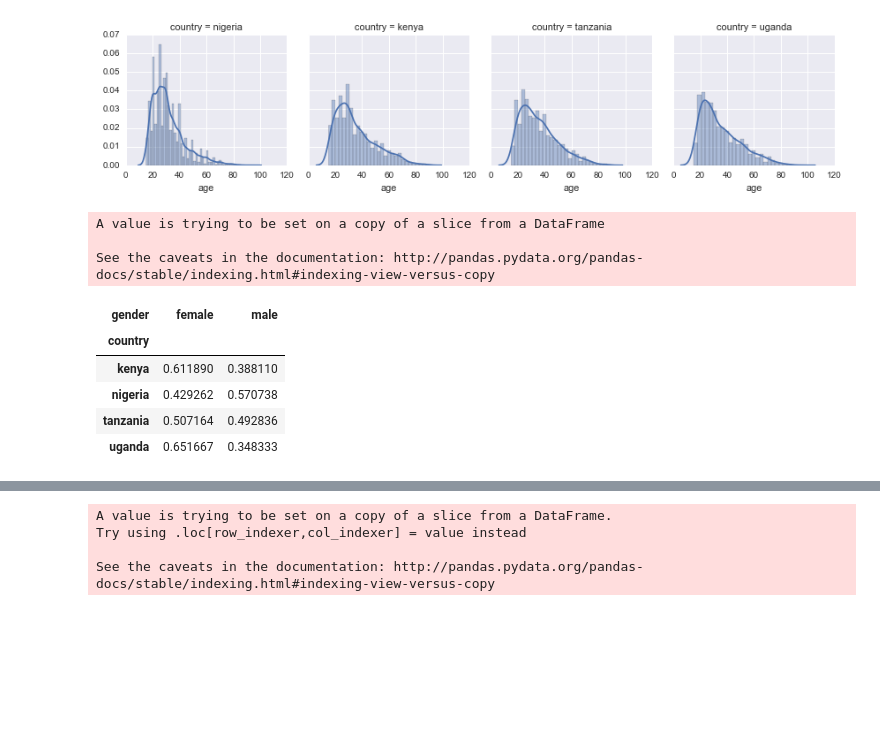
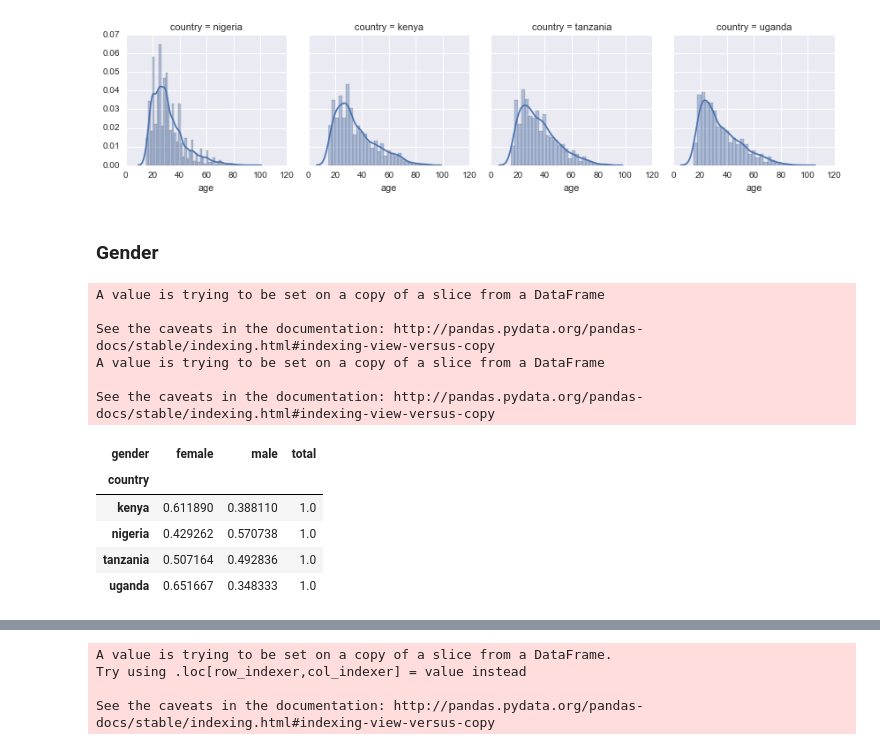
Before and after one commit to cturner500/DoPLER, a Jupyter notebook: funnel_analysis.ipynb, the cells around one changed output, grey strips where cells are left out. Cells and saved outputs as stored; diff of their text form; code cells hidden in the pictures; blank space fills up the shorter version.

```diff
--- a/funnel_analysis.ipynb
+++ b/funnel_analysis.ipynb
@@ -108,36 +118,45 @@ g = sns.FacetGrid(df, col="country")
 g = g.map(sns.distplot, 'age', )
 # %% [output]
 [figure]
+# %% [markdown]
+### Gender
 # %%
 """
 Gender
 DG2 : male/female (observed) UT
 1 male
 2 female
 """
 # convert gender to categorical
 df.gender[df.gender==1] = 'male'
 df.gender[df.gender==2] = 'female'
 
 col = 'gender'
 
 # plot for all ages
 grp = df.groupby(by='country')[col].value_counts()
 
 # normalize
 dat = grp\
     .unstack()\
     .apply(lambda x: [(count / n_records[country]) for country, count in x.iteritems()])
+
+dat['total'] = dat['male'] + dat['female']
 dat
+
+# simpler?
 #ax = sns.distplot(df.gender.dropna(), bins=30)
 #ax.set_title('Age of all respondants')
 # %% [output]
 A value is trying to be set on a copy of a slice from a DataFrame
 
 See the caveats in the documentation: http://pandas.pydata.org/pandas-docs/stable/indexing.html#indexing-view-versus-copy
+A value is trying to be set on a copy of a slice from a DataFrame
+
+See the caveats in the documentation: http://pandas.pydata.org/pandas-docs/stable/indexing.html#indexing-view-versus-copy
-| gender | female | male |
-| country |  |  |
-| kenya | 0.611890 | 0.388110 |
-| nigeria | 0.429262 | 0.570738 |
-| tanzania | 0.507164 | 0.492836 |
-| uganda | 0.651667 | 0.348333 |
+| gender | female | male | total |
+| country |  |  |  |
+| kenya | 0.611890 | 0.388110 | 1.0 |
+| nigeria | 0.429262 | 0.570738 | 1.0 |
+| tanzania | 0.507164 | 0.492836 | 1.0 |
+| uganda | 0.651667 | 0.348333 | 1.0 |
```
Also changed, not shown: parts of 9 cells of this notebook.
